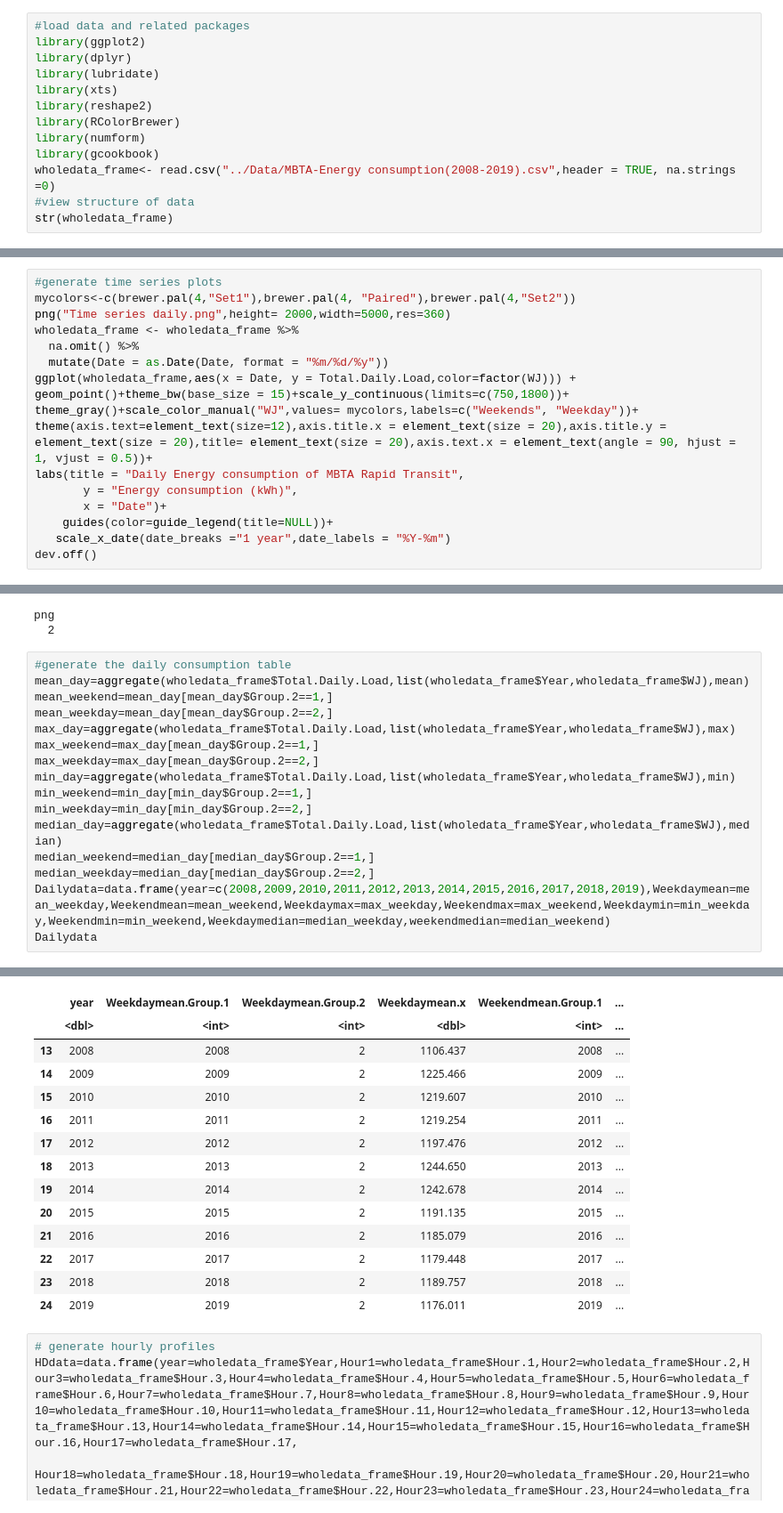
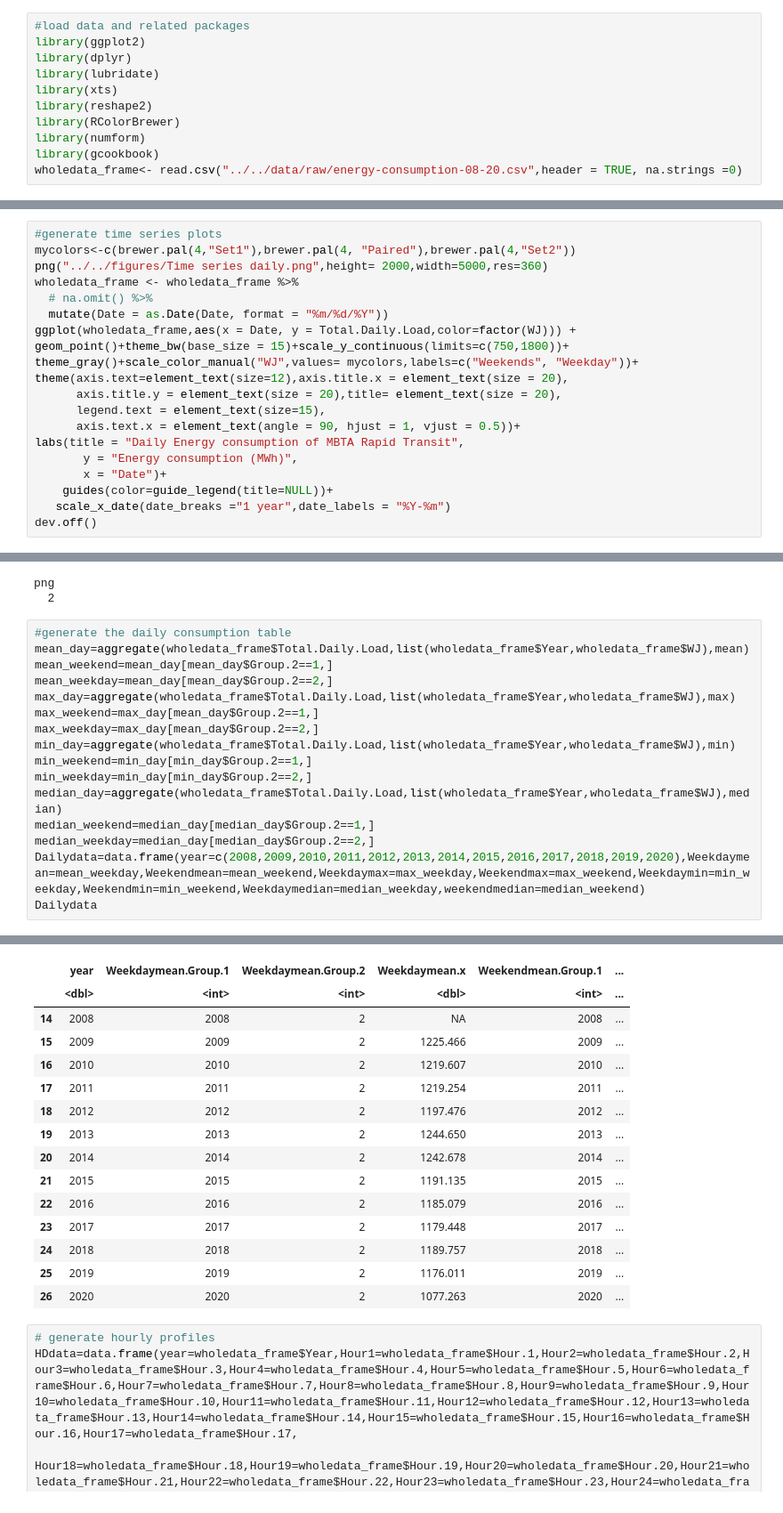
Before and after one commit to narslab/treem, a Jupyter notebook: bin/jupyter/energy-consumption-analysis.ipynb, the cells around one changed output, grey strips where cells are left out. Shown at 89% size. Drawn from its saved outputs; the diff is of its cells as text.

```diff
--- a/bin/jupyter/energy-consumption-analysis.ipynb
+++ b/bin/jupyter/energy-consumption-analysis.ipynb
@@ -10,7 +10,5 @@ library(reshape2)
 library(RColorBrewer)
 library(numform)
 library(gcookbook)
-wholedata_frame<- read.csv("../Data/MBTA-Energy consumption(2008-2019).csv",header = TRUE, na.strings =0)
-#view structure of data
-str(wholedata_frame)
+wholedata_frame<- read.csv("../../data/raw/energy-consumption-08-20.csv",header = TRUE, na.strings =0)
 # %% [output]
@@ -36,16 +76,19 @@ str(wholedata_frame)
 # %%
 #generate time series plots
 mycolors<-c(brewer.pal(4,"Set1"),brewer.pal(4, "Paired"),brewer.pal(4,"Set2"))
-png("Time series daily.png",height= 2000,width=5000,res=360)
+png("../../figures/Time series daily.png",height= 2000,width=5000,res=360)
 wholedata_frame <- wholedata_frame %>%
-  na.omit() %>%
-  mutate(Date = as.Date(Date, format = "%m/%d/%y"))
+  # na.omit() %>%
+  mutate(Date = as.Date(Date, format = "%m/%d/%Y"))
 ggplot(wholedata_frame,aes(x = Date, y = Total.Daily.Load,color=factor(WJ))) +
 geom_point()+theme_bw(base_size = 15)+scale_y_continuous(limits=c(750,1800))+
 theme_gray()+scale_color_manual("WJ",values= mycolors,labels=c("Weekends", "Weekday"))+
-theme(axis.text=element_text(size=12),axis.title.x = element_text(size = 20),axis.title.y = element_text(size = 20),title= element_text(size = 20),axis.text.x = element_text(angle = 90, hjust = 1, vjust = 0.5))+
+theme(axis.text=element_text(size=12),axis.title.x = element_text(size = 20),
+      axis.title.y = element_text(size = 20),title= element_text(size = 20),
+      legend.text = element_text(size=15),
+      axis.text.x = element_text(angle = 90, hjust = 1, vjust = 0.5))+
 labs(title = "Daily Energy consumption of MBTA Rapid Transit",
-       y = "Energy consumption (kWh)",
+       y = "Energy consumption (MWh)",
        x = "Date")+
     guides(color=guide_legend(title=NULL))+
    scale_x_date(date_breaks ="1 year",date_labels = "%Y-%m")
@@ -233,6 +342,6 @@ min_weekday=min_day[min_day$Group.2==2,]
 median_day=aggregate(wholedata_frame$Total.Daily.Load,list(wholedata_frame$Year,wholedata_frame$WJ),median)
 median_weekend=median_day[median_day$Group.2==1,]
 median_weekday=median_day[median_day$Group.2==2,]
-Dailydata=data.frame(year=c(2008,2009,2010,2011,2012,2013,2014,2015,2016,2017,2018,2019),Weekdaymean=mean_weekday,Weekendmean=mean_weekend,Weekdaymax=max_weekday,Weekendmax=max_weekend,Weekdaymin=min_weekday,Weekendmin=min_weekend,Weekdaymedian=median_weekday,weekendmedian=median_weekend)
+Dailydata=data.frame(year=c(2008,2009,2010,2011,2012,2013,2014,2015,2016,2017,2018,2019,2020),Weekdaymean=mean_weekday,Weekendmean=mean_weekend,Weekdaymax=max_weekday,Weekendmax=max_weekend,Weekdaymin=min_weekday,Weekendmin=min_weekend,Weekdaymedian=median_weekday,weekendmedian=median_weekend)
 Dailydata
 # %% [output]
@@ -240,17 +349,18 @@ A data.frame: 12 × 25
 |  | year | Weekdaymean.Group.1 | Weekdaymean.Group.2 | Weekdaymean.x | Weekendmean.Group.1 | ... |
 |  | <dbl> | <int> | <int> | <dbl> | <int> | ... |
-| 13 | 2008 | 2008 | 2 | 1106.437 | 2008 | ... |
-| 14 | 2009 | 2009 | 2 | 1225.466 | 2009 | ... |
-| 15 | 2010 | 2010 | 2 | 1219.607 | 2010 | ... |
-| 16 | 2011 | 2011 | 2 | 1219.254 | 2011 | ... |
-| 17 | 2012 | 2012 | 2 | 1197.476 | 2012 | ... |
-| 18 | 2013 | 2013 | 2 | 1244.650 | 2013 | ... |
-| 19 | 2014 | 2014 | 2 | 1242.678 | 2014 | ... |
-| 20 | 2015 | 2015 | 2 | 1191.135 | 2015 | ... |
-| 21 | 2016 | 2016 | 2 | 1185.079 | 2016 | ... |
-| 22 | 2017 | 2017 | 2 | 1179.448 | 2017 | ... |
-| 23 | 2018 | 2018 | 2 | 1189.757 | 2018 | ... |
-| 24 | 2019 | 2019 | 2 | 1176.011 | 2019 | ... |
+| 14 | 2008 | 2008 | 2 | NA | 2008 | ... |
+| 15 | 2009 | 2009 | 2 | 1225.466 | 2009 | ... |
+| 16 | 2010 | 2010 | 2 | 1219.607 | 2010 | ... |
+| 17 | 2011 | 2011 | 2 | 1219.254 | 2011 | ... |
+| 18 | 2012 | 2012 | 2 | 1197.476 | 2012 | ... |
+| 19 | 2013 | 2013 | 2 | 1244.650 | 2013 | ... |
+| 20 | 2014 | 2014 | 2 | 1242.678 | 2014 | ... |
+| 21 | 2015 | 2015 | 2 | 1191.135 | 2015 | ... |
+| 22 | 2016 | 2016 | 2 | 1185.079 | 2016 | ... |
+| 23 | 2017 | 2017 | 2 | 1179.448 | 2017 | ... |
+| 24 | 2018 | 2018 | 2 | 1189.757 | 2018 | ... |
+| 25 | 2019 | 2019 | 2 | 1176.011 | 2019 | ... |
+| 26 | 2020 | 2020 | 2 | 1077.263 | 2020 | ... |
 # %%
 # generate hourly profiles
 HDdata=data.frame(year=wholedata_frame$Year,Hour1=wholedata_frame$Hour.1,Hour2=wholedata_frame$Hour.2,Hour3=wholedata_frame$Hour.3,Hour4=wholedata_frame$Hour.4,Hour5=wholedata_frame$Hour.5,Hour6=wholedata_frame$Hour.6,Hour7=wholedata_frame$Hour.7,Hour8=wholedata_frame$Hour.8,Hour9=wholedata_frame$Hour.9,Hour10=wholedata_frame$Hour.10,Hour11=wholedata_frame$Hour.11,Hour12=wholedata_frame$Hour.12,Hour13=wholedata_frame$Hour.13,Hour14=wholedata_frame$Hour.14,Hour15=wholedata_frame$Hour.15,Hour16=wholedata_frame$Hour.16,Hour17=wholedata_frame$Hour.17,
```
Also changed, not shown: parts of 16 cells of this notebook, 13 other files.
